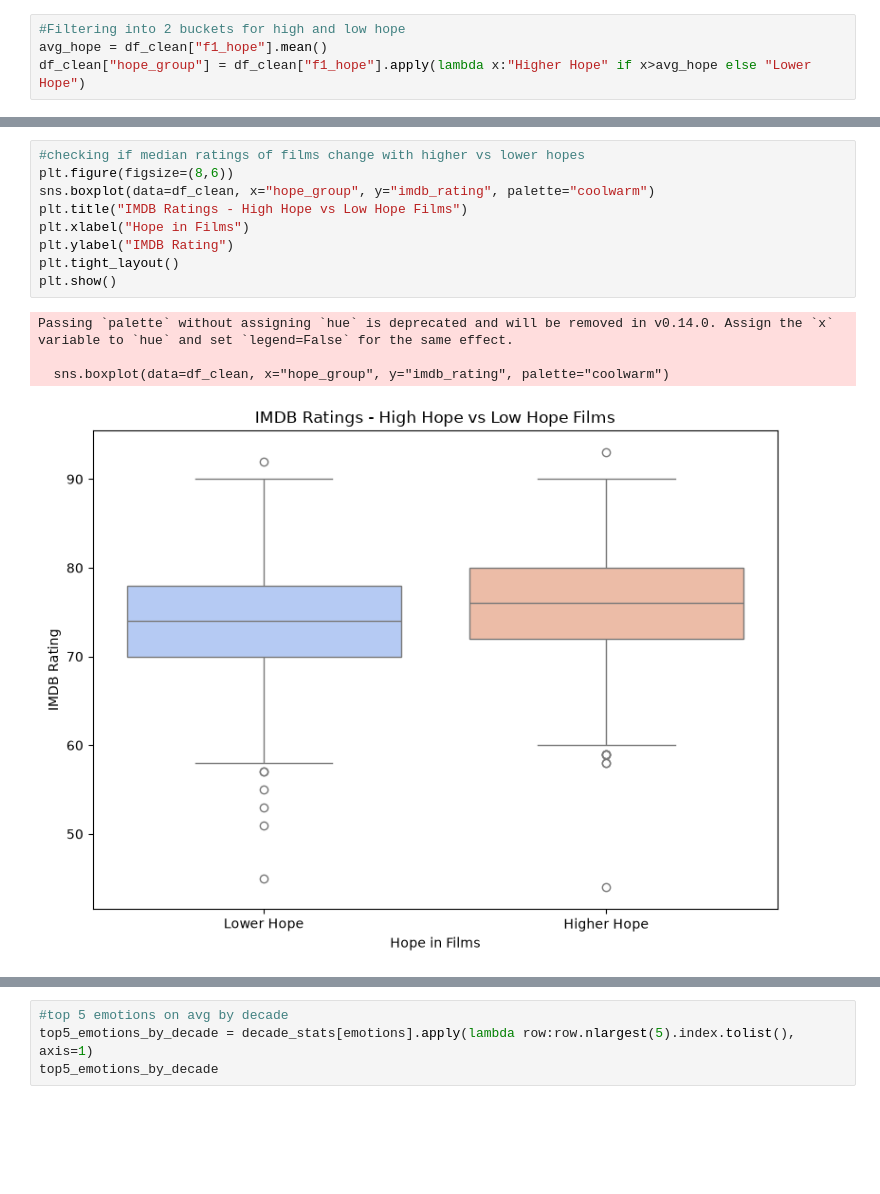
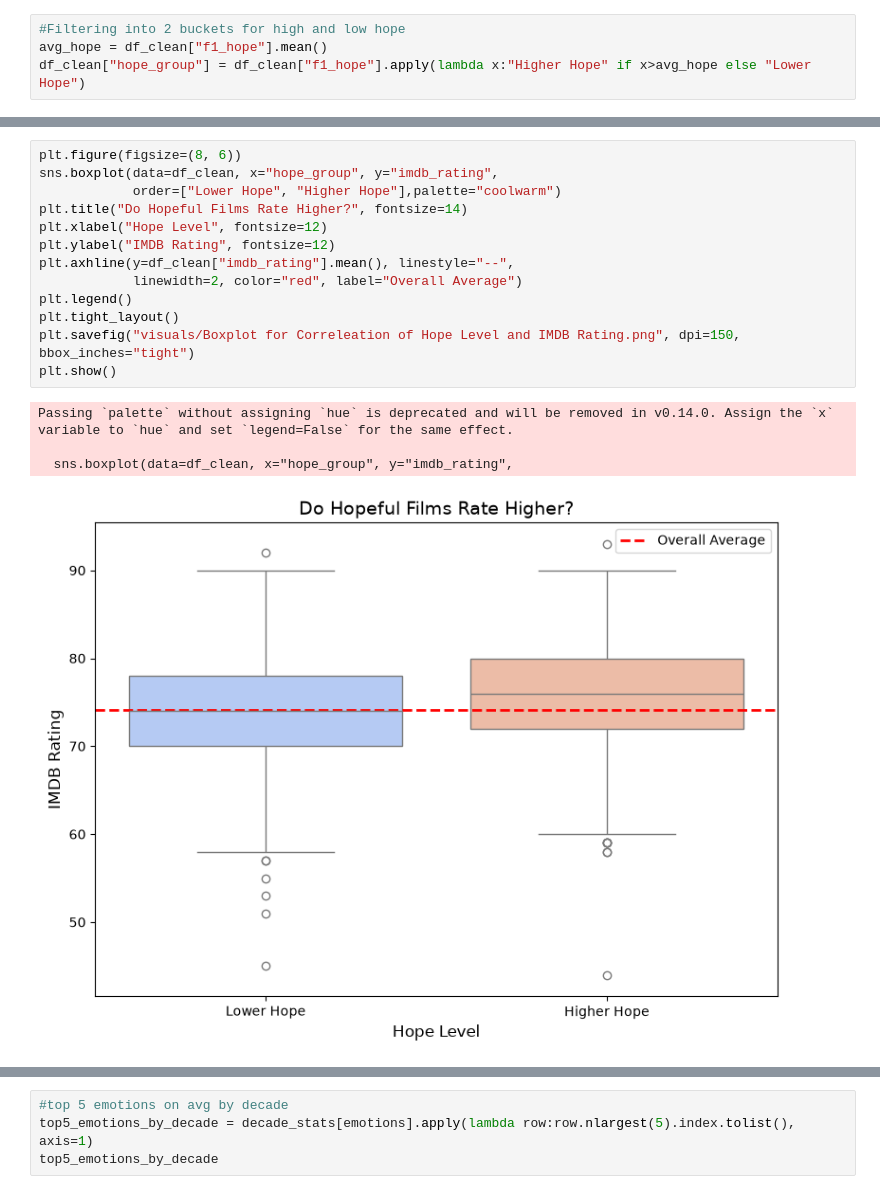
Before and after one commit to Subbu5602/Movie-Emotion-Analysis, a Jupyter notebook: movie_eda.ipynb, the cells around one changed output, grey strips where cells are left out. Saved outputs shown, nothing was run; the diff lists cells and outputs as text; blank space fills up the shorter version.

```diff
--- a/movie_eda.ipynb
+++ b/movie_eda.ipynb
@@ -311,19 +324,23 @@ Lower Hope     910
 Higher Hope    590
 Name: count, dtype: int64
 # %%
-#checking if median ratings of films change with higher vs lower hopes
-plt.figure(figsize=(8,6))
-sns.boxplot(data=df_clean, x="hope_group", y="imdb_rating", palette="coolwarm")
-plt.title("IMDB Ratings - High Hope vs Low Hope Films")
-plt.xlabel("Hope in Films")
-plt.ylabel("IMDB Rating")
+plt.figure(figsize=(8, 6))
+sns.boxplot(data=df_clean, x="hope_group", y="imdb_rating",
+            order=["Lower Hope", "Higher Hope"],palette="coolwarm")
+plt.title("Do Hopeful Films Rate Higher?", fontsize=14)
+plt.xlabel("Hope Level", fontsize=12)
+plt.ylabel("IMDB Rating", fontsize=12)
+plt.axhline(y=df_clean["imdb_rating"].mean(), linestyle="--",
+            linewidth=2, color="red", label="Overall Average")
+plt.legend()
 plt.tight_layout()
+plt.savefig("visuals/Boxplot for Correleation of Hope Level and IMDB Rating.png", dpi=150, bbox_inches="tight")
 plt.show()
 # %% [output]
 Passing `palette` without assigning `hue` is deprecated and will be removed in v0.14.0. Assign the `x` variable to `hue` and set `legend=False` for the same effect.
 
-  sns.boxplot(data=df_clean, x="hope_group", y="imdb_rating", palette="coolwarm")
+  sns.boxplot(data=df_clean, x="hope_group", y="imdb_rating",
-[figure, old version]
+[figure, new version]
 # %%
 #checking no.of films for each decade
 
```
Also changed, not shown: parts of 10 cells of this notebook, 3 other files.
